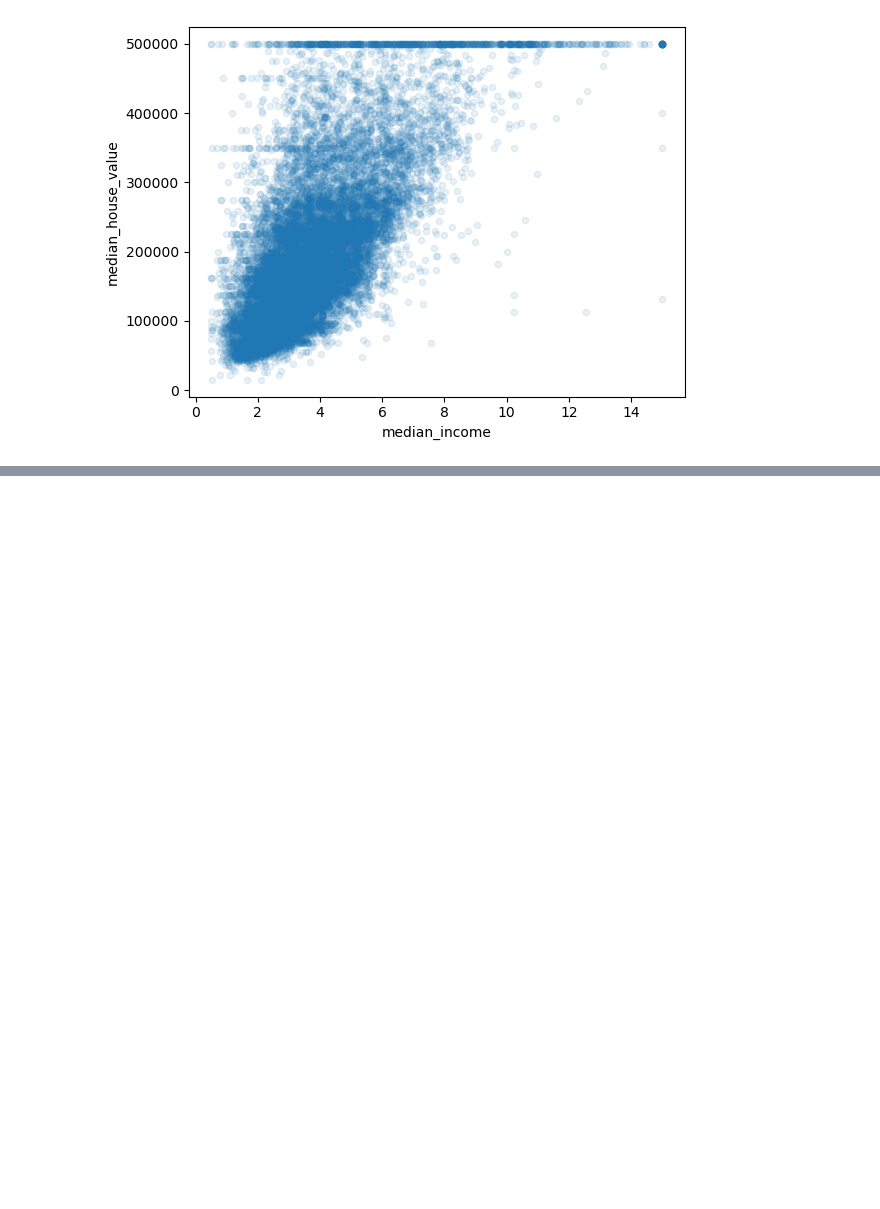
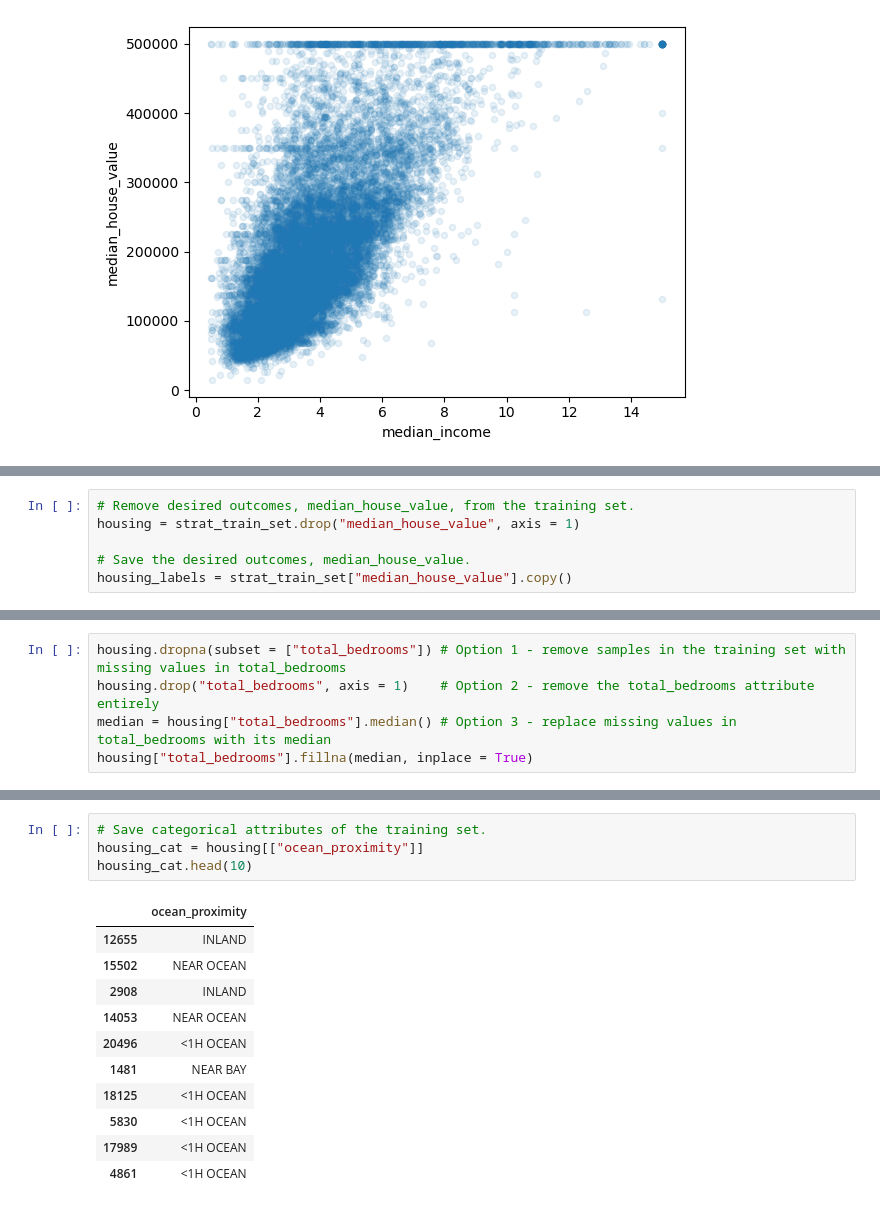
Before and after one commit to JieHengYu/ML-Algorithms, a Jupyter notebook: ML Python/End-to-End Machine Learning Project.ipynb, the cells around one changed output, grey strips where cells are left out. Saved outputs shown, nothing was run; the diff lists cells and outputs as text; blank space fills up the shorter version.

```diff
--- a/ML Python/End-to-End Machine Learning Project.ipynb
+++ b/ML Python/End-to-End Machine Learning Project.ipynb
@@ -374,0 +419,6 @@ This plot reveals a few things. First, the correlation is indeed very strong; yo
+# %%
+# Remove desired outcomes, median_house_value, from the training set.
+housing = strat_train_set.drop("median_house_value", axis = 1)
+
+# Save the desired outcomes, median_house_value.
+housing_labels = strat_train_set["median_house_value"].copy()
@@ -374,0 +435,5 @@ This plot reveals a few things. First, the correlation is indeed very strong; yo
+# %%
+housing.dropna(subset = ["total_bedrooms"]) # Option 1 - remove samples in the training set with missing values in total_bedrooms
+housing.drop("total_bedrooms", axis = 1)    # Option 2 - remove the total_bedrooms attribute entirely
+median = housing["total_bedrooms"].median() # Option 3 - replace missing values in total_bedrooms with its median
+housing["total_bedrooms"].fillna(median, inplace = True)
@@ -374,0 +483,16 @@ This plot reveals a few things. First, the correlation is indeed very strong; yo
+# %%
+# Save categorical attributes of the training set.
+housing_cat = housing[["ocean_proximity"]]
+housing_cat.head(10)
+# %% [output]
+|  | ocean_proximity |
+| 12655 | INLAND |
+| 15502 | NEAR OCEAN |
+| 2908 | INLAND |
+| 14053 | NEAR OCEAN |
+| 20496 | <1H OCEAN |
+| 1481 | NEAR BAY |
+| 18125 | <1H OCEAN |
+| 5830 | <1H OCEAN |
+| 17989 | <1H OCEAN |
+| 4861 | <1H OCEAN |
```
Also changed, not shown: parts of 40 cells of this notebook.
